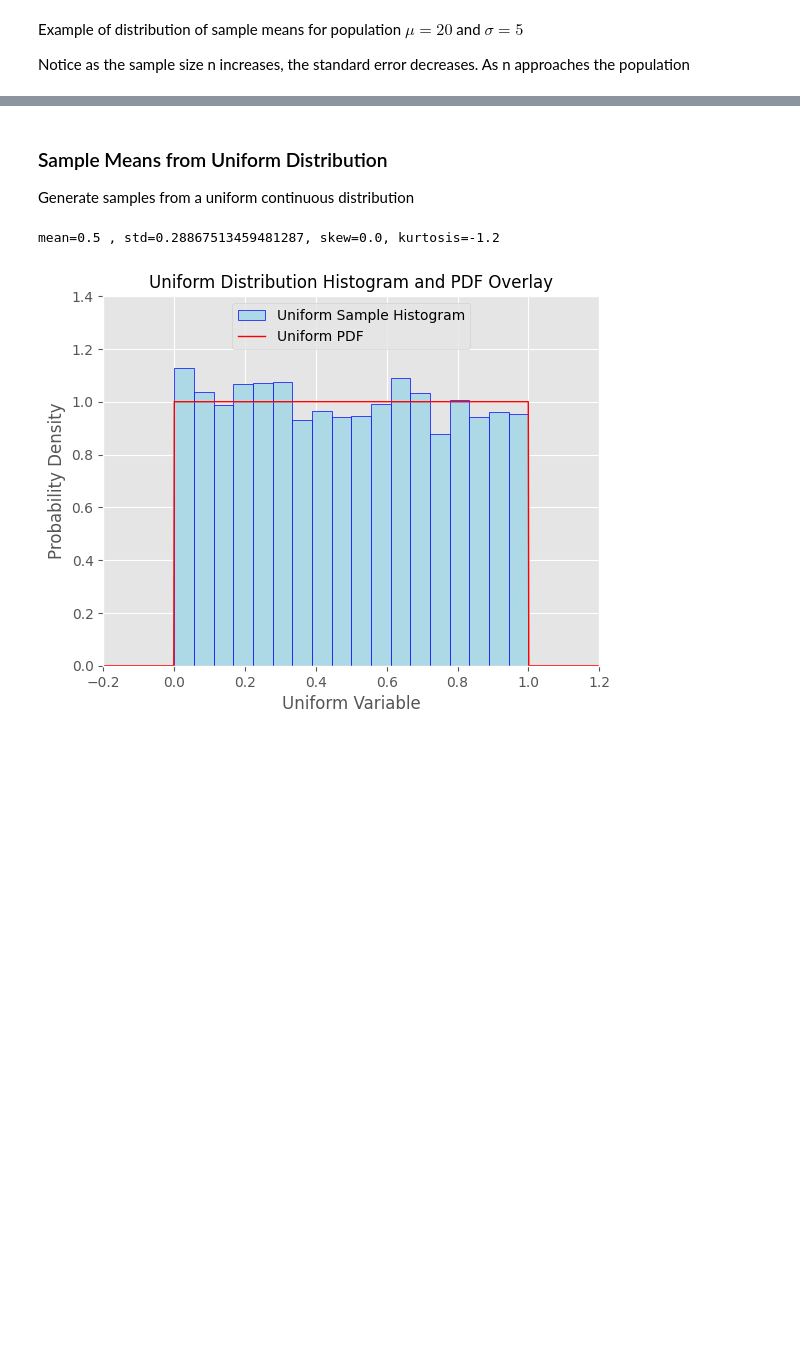
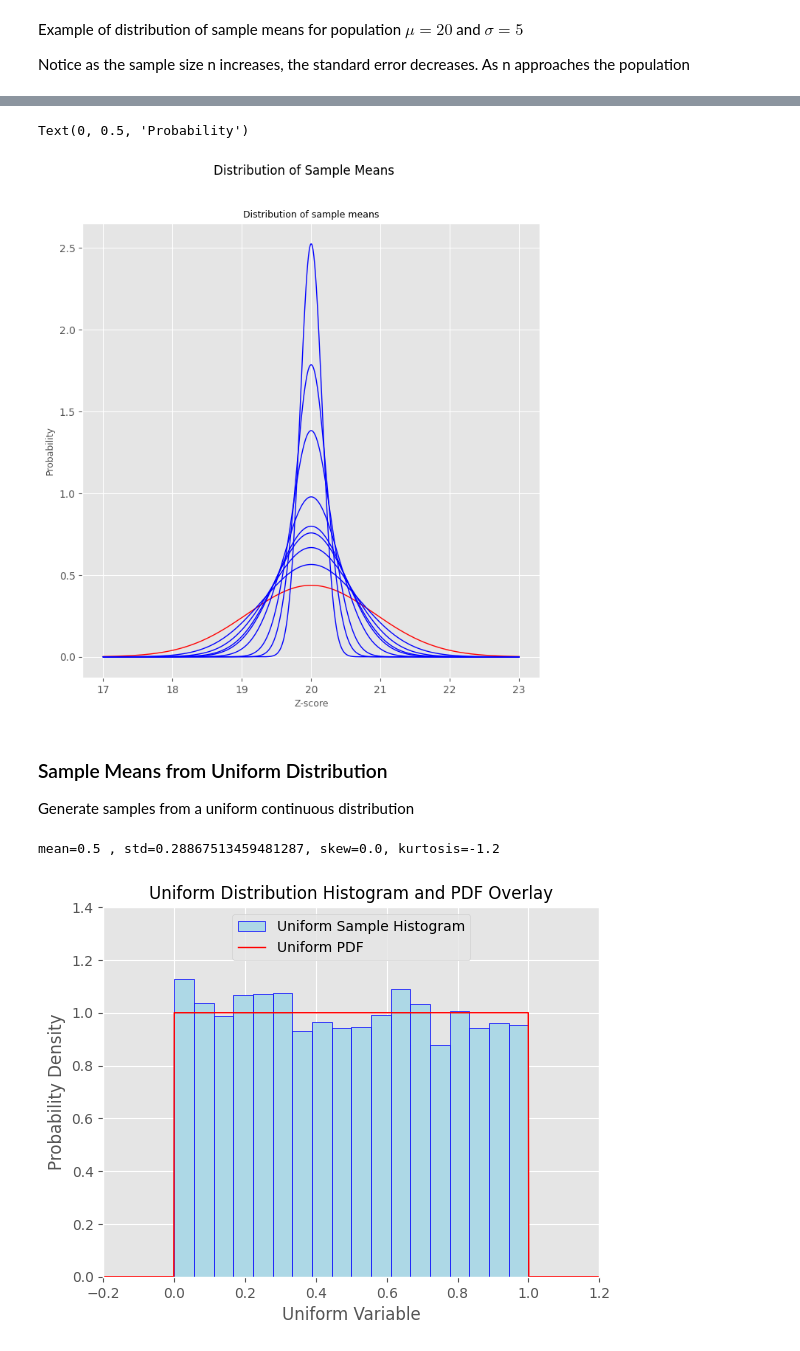
Before and after one commit to samtaba/Statistics, a Jupyter notebook: Central_Limit_Theorem.ipynb, the cells around one changed output, grey strips where cells are left out. Saved outputs shown, nothing was run; the diff lists cells and outputs as text; code cells hidden in the pictures; blank space fills up the shorter version.

```diff
--- a/Central_Limit_Theorem.ipynb
+++ b/Central_Limit_Theorem.ipynb
@@ -106,3 +19,49 @@ plt.tight_layout()
+# %%
+mu = 20
+sigma = 5
+x = np.linspace(17, 23, 1000)
+
+# font size
+fs = 9
+
+plt.figure(figsize=(8,8))
+plt.suptitle("Distribution of Sample Means")
+
+n = 30
+plt.plot(x, stats.norm.pdf(x, mu, sigma/np.sqrt(n)), linewidth = 1, color= 'r')
+
+n = 50
+plt.plot(x, stats.norm.pdf(x, mu, sigma/np.sqrt(n)), linewidth = 1, color= 'b')
+
+n = 70
+plt.plot(x, stats.norm.pdf(x, mu, sigma/np.sqrt(n)), linewidth = 1, color= 'b')
+
+n = 90
+plt.plot(x, stats.norm.pdf(x, mu, sigma/np.sqrt(n)), linewidth = 1, color= 'b')
+
+n = 100
+plt.plot(x, stats.norm.pdf(x, mu, sigma/np.sqrt(n)), linewidth = 1, color= 'b')
+
+n = 150
+plt.plot(x, stats.norm.pdf(x, mu, sigma/np.sqrt(n)), linewidth = 1, color= 'b')
+
+n = 300
+plt.plot(x, stats.norm.pdf(x, mu, sigma/np.sqrt(n)), linewidth = 1, color= 'b')
+
+n = 500
+plt.plot(x, stats.norm.pdf(x, mu, sigma/np.sqrt(n)), linewidth = 1, color= 'b')
+
+n = 1000
+plt.plot(x, stats.norm.pdf(x, mu, sigma/np.sqrt(n)), linewidth = 1, color= 'b')
+
+plt.title(f"Distribution of sample means", fontsize=fs)
+plt.xlabel("Z-score", fontsize=fs)
+plt.ylabel("Probability", fontsize=fs)
+
+# plt.tight_layout()
+# %% [output]
+Text(0, 0.5, 'Probability')
+[figure, added]
 # %% [markdown]
 ### Sample Means from Uniform Distribution
 
```
Also changed, not shown: parts of 4 cells of this notebook, 1 other file.
